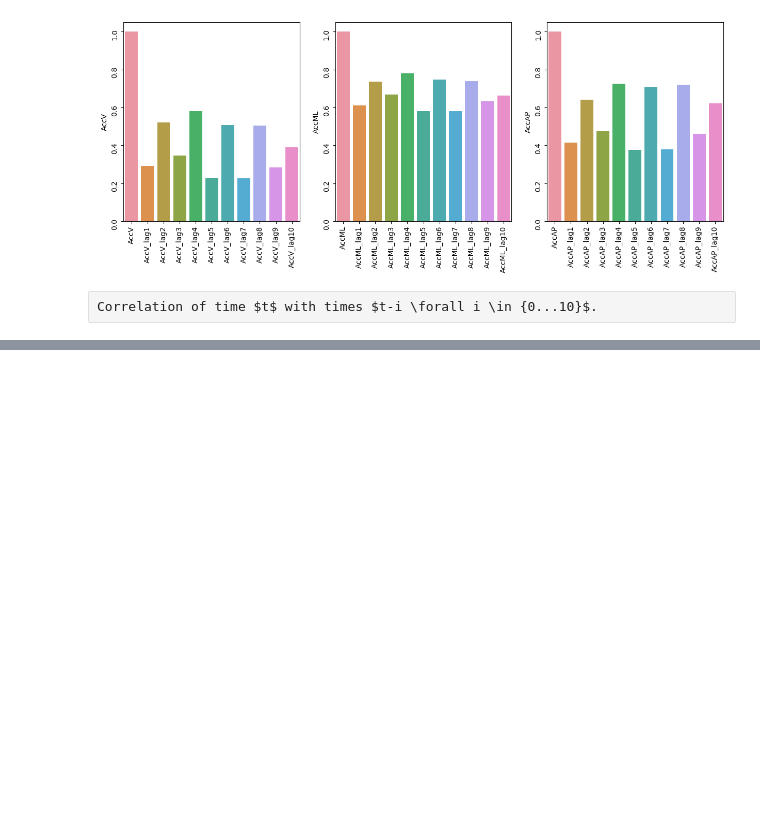
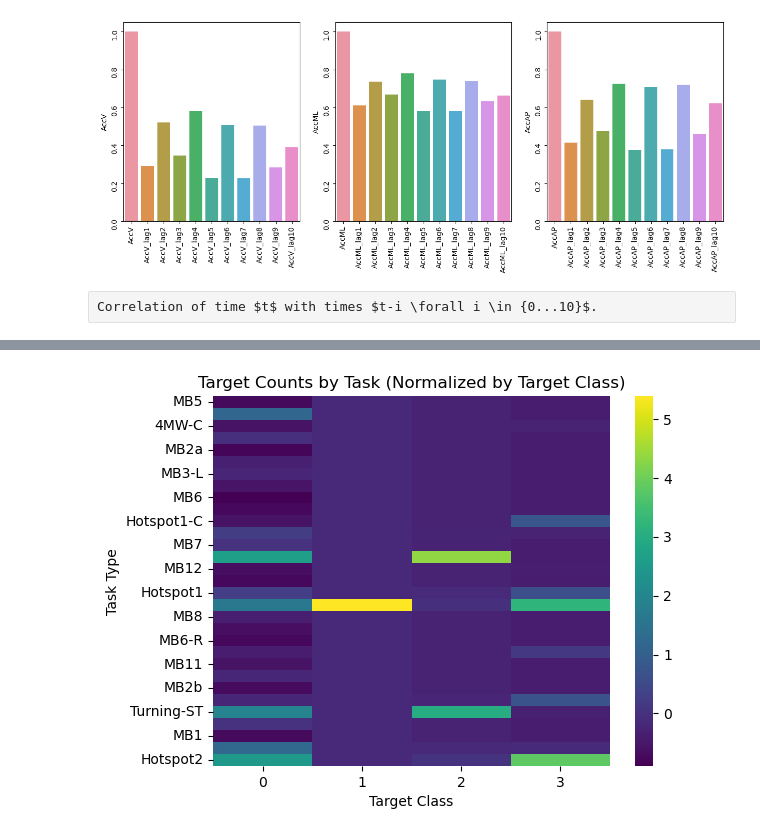
Before and after one commit to zmwm37/fog, a Jupyter notebook: code/eda.ipynb, the cells around one changed output, grey strips where cells are left out. Saved outputs shown, nothing was run; the diff lists cells and outputs as text; code cells hidden in the pictures; blank space fills up the shorter version.

```diff
--- a/code/eda.ipynb
+++ b/code/eda.ipynb
@@ -185,0 +205,8 @@ Correlation of time $t$ with times $t-i \forall i \in {0...10}$.
+# %%
+df_task_ct_norm = (df_task_ct-df_task_ct.mean())/df_task_ct.std()
+sns.heatmap(df_task_ct_norm, cmap='viridis') \
+    .set(title="Target Counts by Task (Normalized by Target Class)",
+        ylabel="Task Type", xlabel="Target Class")
+plt.show()
+# %% [output]
+[figure, added]
```
Also changed, not shown: parts of 25 cells of this notebook.
